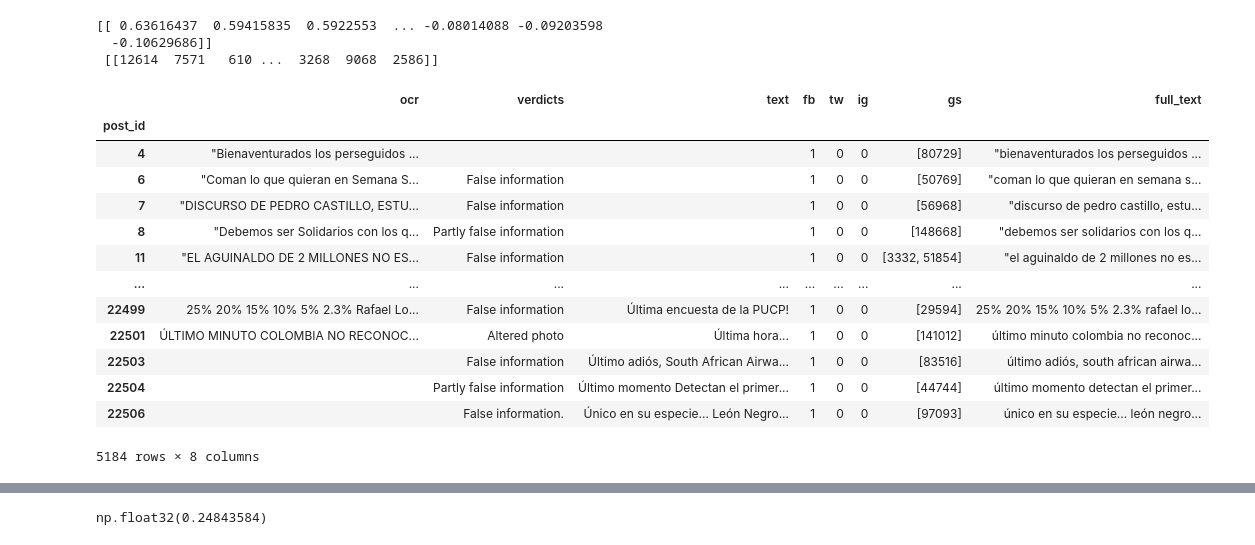
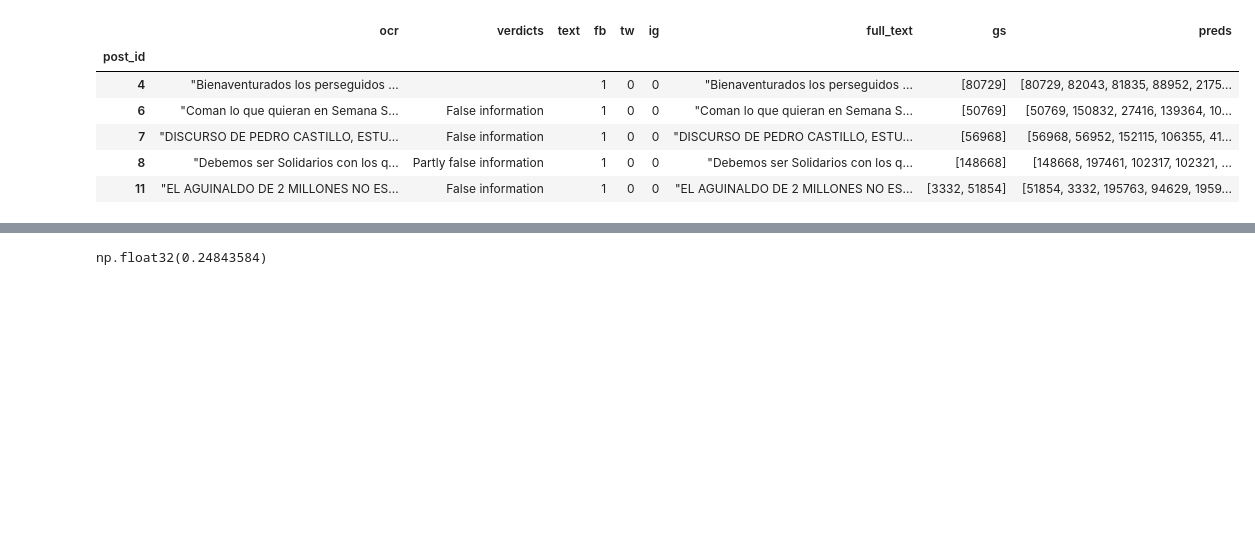
Before and after one commit to BecTome/semeval25-FactCheckedClaimRetrieval, a Jupyter notebook: nbs/training/play_with_embeddings.ipynb, the cells around one changed output, grey strips where cells are left out. Cells and saved outputs as stored; diff of their text form; code cells hidden in the pictures; blank space fills up the shorter version.

```diff
--- a/nbs/training/play_with_embeddings.ipynb
+++ b/nbs/training/play_with_embeddings.ipynb
@@ -47,35 +84,44 @@ emb_fc = model.encode(df_fc["full_text"].values)
-# %%
-import numpy as np
-from sklearn.metrics.pairwise import cosine_similarity
-from scipy import sparse
-
-emb_post_sparse = sparse.csr_matrix(emb_post[0])
-emb_fc_sparse = sparse.csr_matrix(emb_fc)
-
-similarity = cosine_similarity(emb_post_sparse, emb_fc_sparse, dense_output=True)
-
-# Sort in descending order
-st_similarity = np.sort(similarity, axis=1)[:, ::-1]
-idx_sim = np.argsort(similarity, axis=1)[:, ::-1]
-print(st_similarity[:5],"\n", idx_sim[:5])
-# %% [output]
-[[ 0.63616437  0.59415835  0.5922553  ... -0.08014088 -0.09203598
-  -0.10629686]]
- [[12614  7571   610 ...  3268  9068  2586]]
-# %%
-df_posts_train[df_posts_train["gs"].notnull()]
-# %% [output]
-|  | ocr | verdicts | text | fb | tw | ig | gs | full_text |
-| post_id |  |  |  |  |  |  |  |  |
-| 4 | "Bienaventurados los perseguidos ... |  |  | 1 | 0 | 0 | [80729] | "bienaventurados los perseguidos ... |
-| 6 | "Coman lo que quieran en Semana S... | False information |  | 1 | 0 | 0 | [50769] | "coman lo que quieran en semana s... |
-| 7 | "DISCURSO DE PEDRO CASTILLO, ESTU... | False information |  | 1 | 0 | 0 | [56968] | "discurso de pedro castillo, estu... |
-| 8 | "Debemos ser Solidarios con los q... | Partly false information |  | 1 | 0 | 0 | [148668] | "debemos ser solidarios con los q... |
-| 11 | "EL AGUINALDO DE 2 MILLONES NO ES... | False information |  | 1 | 0 | 0 | [3332, 51854] | "el aguinaldo de 2 millones no es... |
-| ... | ... | ... | ... | ... | ... | ... | ... | ... |
-| 22499 | 25% 20% 15% 10% 5% 2.3% Rafael Lo... | False information | Última encuesta de la PUCP! | 1 | 0 | 0 | [29594] | 25% 20% 15% 10% 5% 2.3% rafael lo... |
-| 22501 | ÚLTIMO MINUTO COLOMBIA NO RECONOC... | Altered photo | Última hora... | 1 | 0 | 0 | [141012] | último minuto colombia no reconoc... |
-| 22503 |  | False information | Último adiós, South African Airwa... | 1 | 0 | 0 | [83516] | último adiós, south african airwa... |
-| 22504 |  | Partly false information | Último momento Detectan el primer... | 1 | 0 | 0 | [44744] | último momento detectan el primer... |
-| 22506 |  | False information. | Único en su especie... León Negro... | 1 | 0 | 0 | [97093] | único en su especie... león negro... |
-5184 rows × 8 columns
+# %%
+import torch
+from sentence_transformers import SentenceTransformer
+
+class EmbeddingModel:
+    def __init__(self, model_name, df_fc, device="cuda", show_progress_bar=True, batch_size=128, normalize_embeddings=True, k=10):
+        self.model = SentenceTransformer(model_name, device=device)
+        self.device = device
+        self.show_progress_bar = show_progress_bar
+        self.batch_size = batch_size
+        self.normalize_embeddings = normalize_embeddings
+        self.emb_fc = self.encode(df_fc["full_text"].values)
+        self.pos_to_idx = {pos: idx for pos, idx in enumerate(df_fc.index)}
+        self.k = k
+
+    def encode(self, texts):
+        return torch.tensor(self.model.encode(texts, device="cuda", show_progress_bar=self.show_progress_bar,
+                                              batch_size=self.batch_size, normalize_embeddings=self.normalize_embeddings))
+
+    def similarity(self, emb1, emb2):
+        return torch.mm(emb1, emb2.T).cpu().numpy()
+
+    def predict(self, texts):
+        arr1 = self.encode(texts)
+        sim = self.similarity(arr1, self.emb_fc)
+        idx_sim = np.argsort(sim, axis=1)[:, ::-1][:, :self.k]
+        # Apply the function element-wise to the array
+        vectorized_map = np.vectorize(lambda x: self.pos_to_idx.get(x, None))
+        return vectorized_map(idx_sim)
+
+model_name = '/home/bsc/bsc830651/.cache/huggingface/hub/models--intfloat--multilingual-e5-large/snapshots/ab10c1a7f42e74530fe7ae5be82e6d4f11a719eb'
+model = EmbeddingModel(model_name, df_fc)
+# %%
+df_posts_train_aux = df_posts_train.copy()
+df_posts_train_aux["preds"] = model.predict(df_posts_train_aux["full_text"].values).tolist()
+df_posts_train_aux.head()
+# %% [output]
+|  | ocr | verdicts | text | fb | tw | ig | full_text | gs | preds |
+| post_id |  |  |  |  |  |  |  |  |  |
+| 4 | "Bienaventurados los perseguidos ... |  |  | 1 | 0 | 0 | "Bienaventurados los perseguidos ... | [80729] | [80729, 82043, 81835, 88952, 2175... |
+| 6 | "Coman lo que quieran en Semana S... | False information |  | 1 | 0 | 0 | "Coman lo que quieran en Semana S... | [50769] | [50769, 150832, 27416, 139364, 10... |
+| 7 | "DISCURSO DE PEDRO CASTILLO, ESTU... | False information |  | 1 | 0 | 0 | "DISCURSO DE PEDRO CASTILLO, ESTU... | [56968] | [56968, 56952, 152115, 106355, 41... |
+| 8 | "Debemos ser Solidarios con los q... | Partly false information |  | 1 | 0 | 0 | "Debemos ser Solidarios con los q... | [148668] | [148668, 197461, 102317, 102321, ... |
+| 11 | "EL AGUINALDO DE 2 MILLONES NO ES... | False information |  | 1 | 0 | 0 | "EL AGUINALDO DE 2 MILLONES NO ES... | [3332, 51854] | [51854, 3332, 195763, 94629, 1959... |
```
Also changed, not shown: parts of 22 cells of this notebook, 1 other file.
